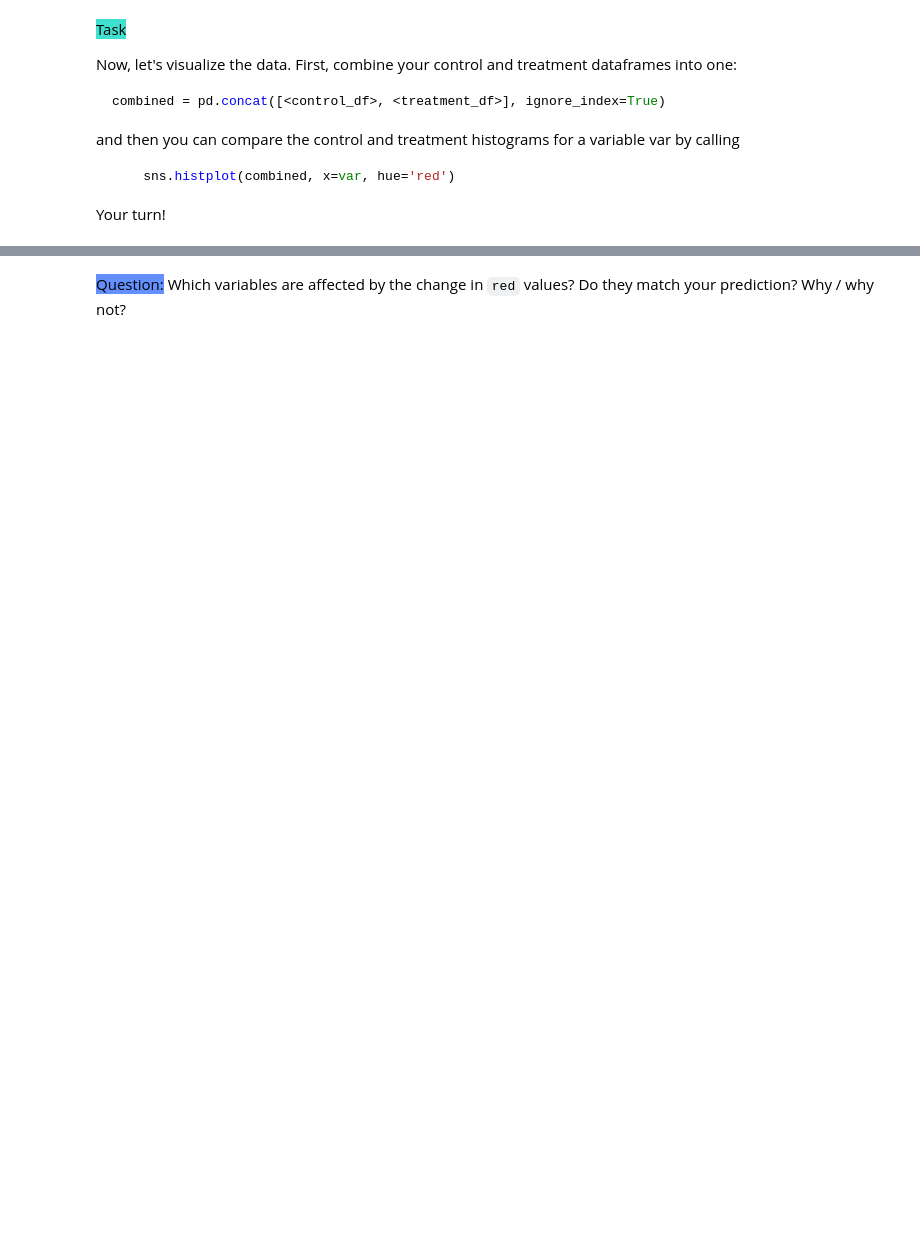
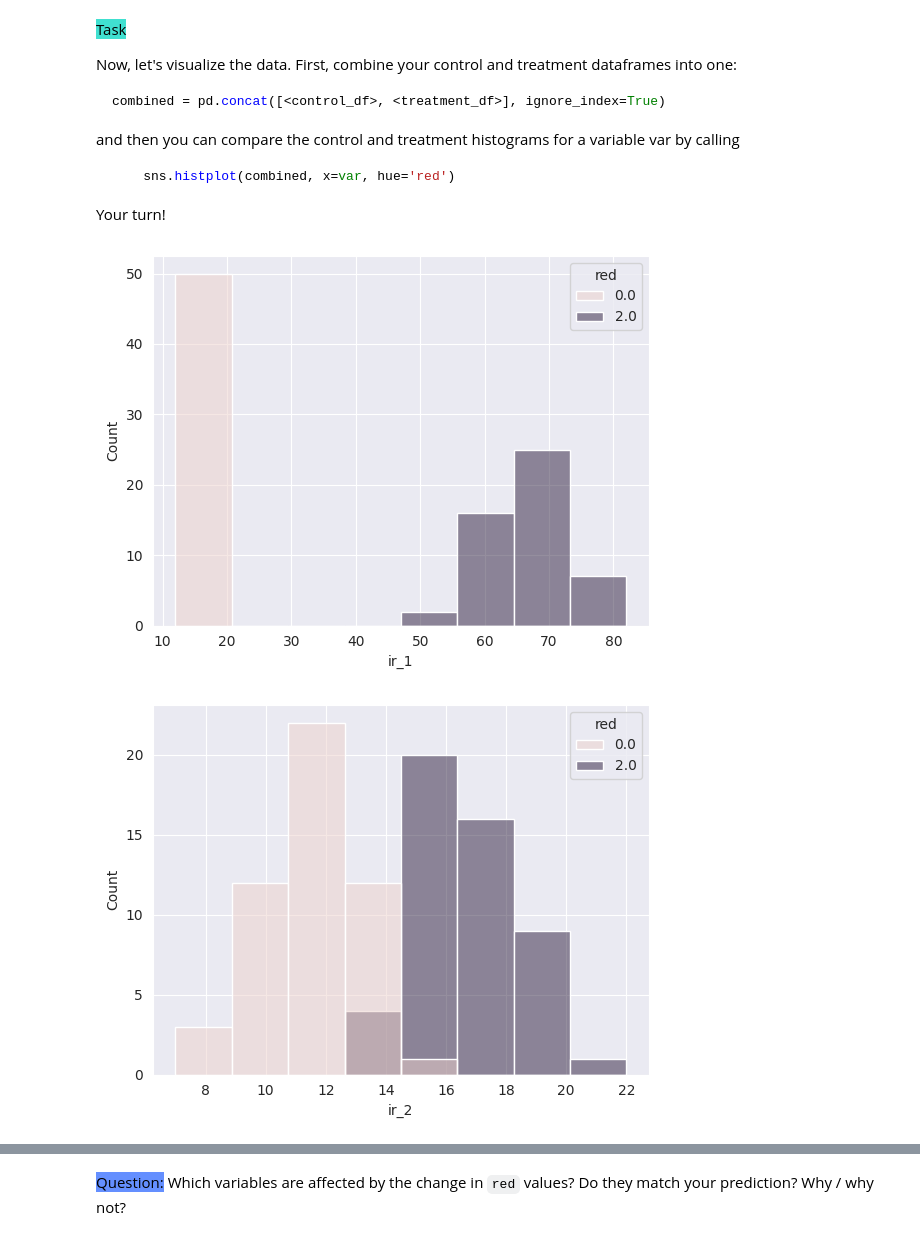
Before and after one commit to causalchamber/potsdam-25-ml-theory-to-practice, a Jupyter notebook: project_2/project_2_rcts_testing.ipynb, the cells around one changed output, grey strips where cells are left out. Cells and saved outputs as stored; diff of their text form; code cells hidden in the pictures; blank space fills up the shorter version.

```diff
--- a/project_2/project_2_rcts_testing.ipynb
+++ b/project_2/project_2_rcts_testing.ipynb
@@ -23,4 +23,4 @@ import seaborn as sns
 We will use the queue system for this project. Let's start the connection to the Remote Lab.
 # %%
 import causalchamber.lab as lab
-rlab = lab.Lab(credentials_file = '.credentials')
+rlab = lab.Lab(credentials_file = '../intermezzo/apikeys.txt')
@@ -42,7 +60,7 @@ def wait_and_download(ids, download_dir):
         i = 0
         while data is None:
             try:
-                data = rlab.download_data(experiment_id = experiment_id, root=download_dir, verbose=False)
+                data = rlab.download_data(experiment_id = experiment_id, root=download_dir)
             except lab.exceptions.UserError:
                 print(f"  ({j+1}/{len(ids)}) waiting for {experiment_id} to finish {spinner[i]}", end='\r')
                 i = (i+1) % len(spinner)
@@ -85,4 +105,18 @@ Create and submit two experiments:
 
 Remember that you can use `wait_and_download(...)` (defined above) to wait for completion and download the data.
 # %%
-# TODO: your code goes here
+experiment_ids = []
+
+experiment = rlab.new_experiment(chamber_id = 'lt-ptdm-fu3p', config = 'standard')
+N = 50
+experiment.set('red', 0)
+experiment.measure(n=N)
+experiment_ids.append(experiment.submit(tag='red_control'))
+
+experiment = rlab.new_experiment(chamber_id = 'lt-ptdm-fu3p', config = 'standard')
+N = 50
+experiment.set('red', 2)
+experiment.measure(n=N)
+experiment_ids.append(experiment.submit(tag='red_treatment'))
+# %%
+results = wait_and_download(experiment_ids, "./data_dir")
@@ -105,4 +167,10 @@ Your turn!
 # %%
 variables = ['ir_1', 'ir_2', 'vis_2', 'ir_3', 'angle_1']
 
-# TODO: your code goes here
+combined = pd.concat(results, ignore_index=True)
+for var in variables:
+    sns.histplot(combined, x=var, hue='red')
+    plt.show()
+# %% [output]
+[figure, added]
+[figure, added]
```
Also changed, not shown: parts of 46 cells of this notebook.
